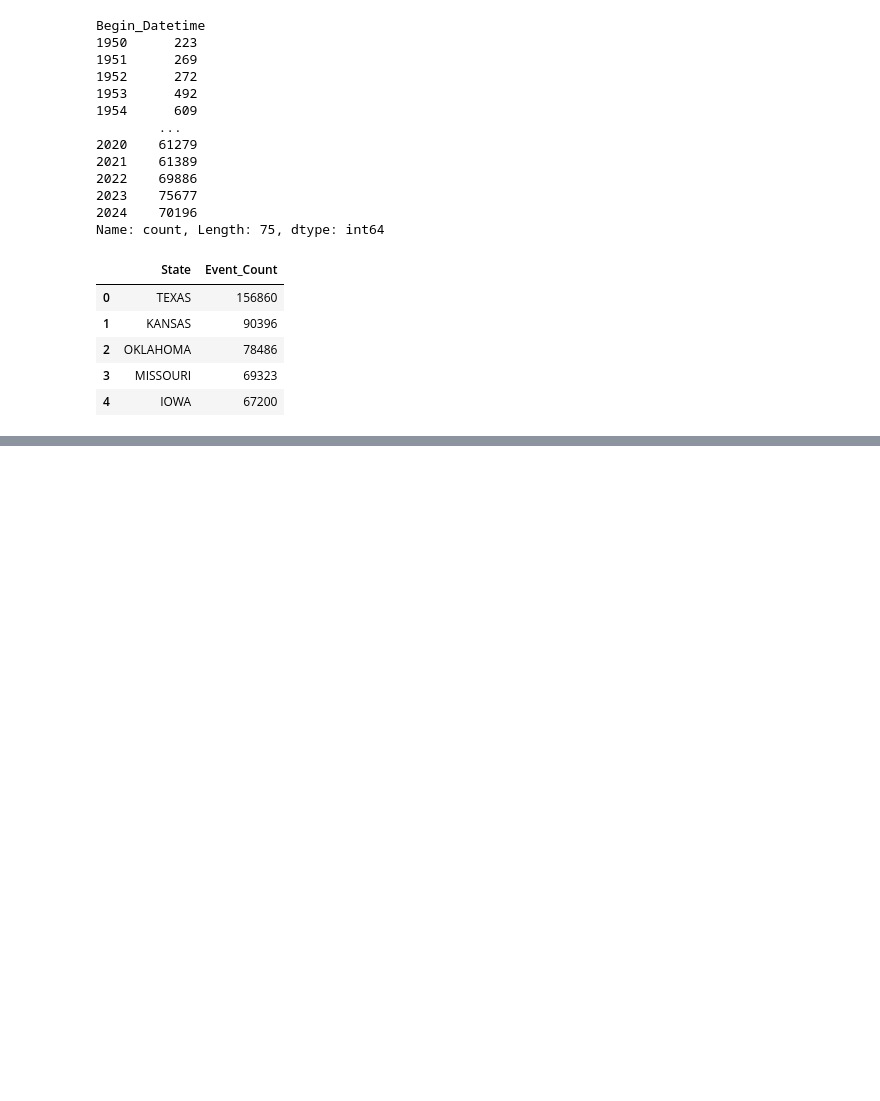
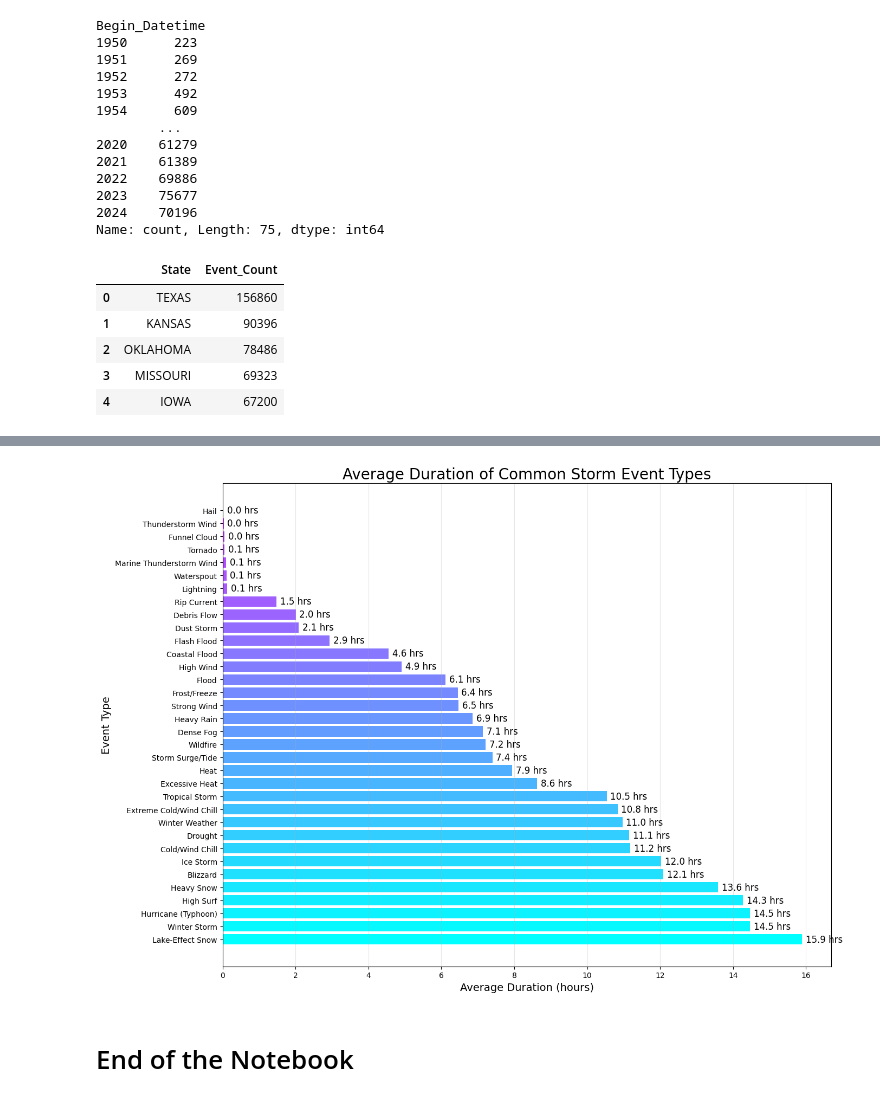
Before and after one commit to com-480-data-visualization/com-480-project-ca_roille_aux_states, a Jupyter notebook: EDA_Luc.ipynb, the cells around one changed output, grey strips where cells are left out. Saved outputs shown, nothing was run; the diff lists cells and outputs as text; code cells hidden in the pictures; blank space fills up the shorter version.

```diff
--- a/EDA_Luc.ipynb
+++ b/EDA_Luc.ipynb
@@ -402,0 +373,27 @@ dfs[50].head(5)
+# %%
+# Calculate event durations in hours and filter out extreme values
+df_details['Duration_Hours'] = (df_details['End_Datetime'] - df_details['Begin_Datetime']).dt.total_seconds() / 3600
+duration_data = df_details[(df_details['Duration_Hours'] >= 0) & (df_details['Duration_Hours'] <= 24)]  # Up to 24 hours
+
+# Calculate average durations for common event types (with at least 1000 occurrences)
+event_counts = df_details['Event_Type'].value_counts()
+common_events = event_counts[event_counts >= 1000].index
+duration_by_event = duration_data[duration_data['Event_Type'].isin(common_events)].groupby('Event_Type')['Duration_Hours'].mean().sort_values(ascending=False)
+
+plt.figure(figsize=(14, 10))
+bars = plt.barh(duration_by_event.index, duration_by_event.values, color=plt.cm.cool(np.linspace(0, 0.8, len(duration_by_event))))
+plt.title('Average Duration of Common Storm Event Types', fontsize=20)
+plt.xlabel('Average Duration (hours)', fontsize=14)
+plt.ylabel('Event Type', fontsize=14)
+plt.grid(axis='x', alpha=0.3)
+
+# Add duration labels
+for i, v in enumerate(duration_by_event.values):
+    plt.text(v + 0.1, i, f'{v:.1f} hrs', va='center', fontsize=12)
+
+plt.tight_layout()
+plt.show()
+# %% [output]
+[figure, added]
+# %% [markdown]
+# End of the Notebook
```
Also changed, not shown: parts of 12 cells of this notebook.
